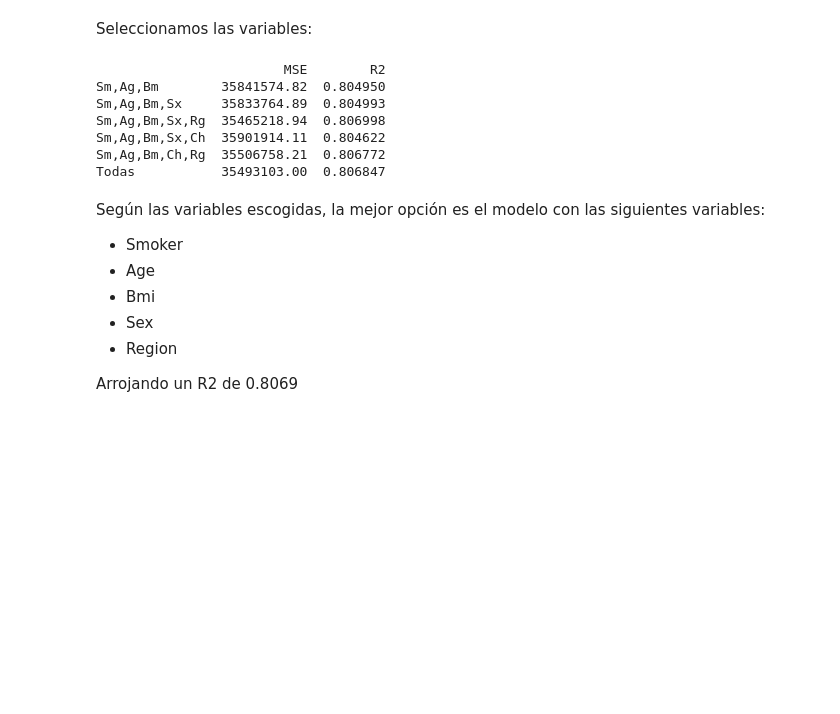
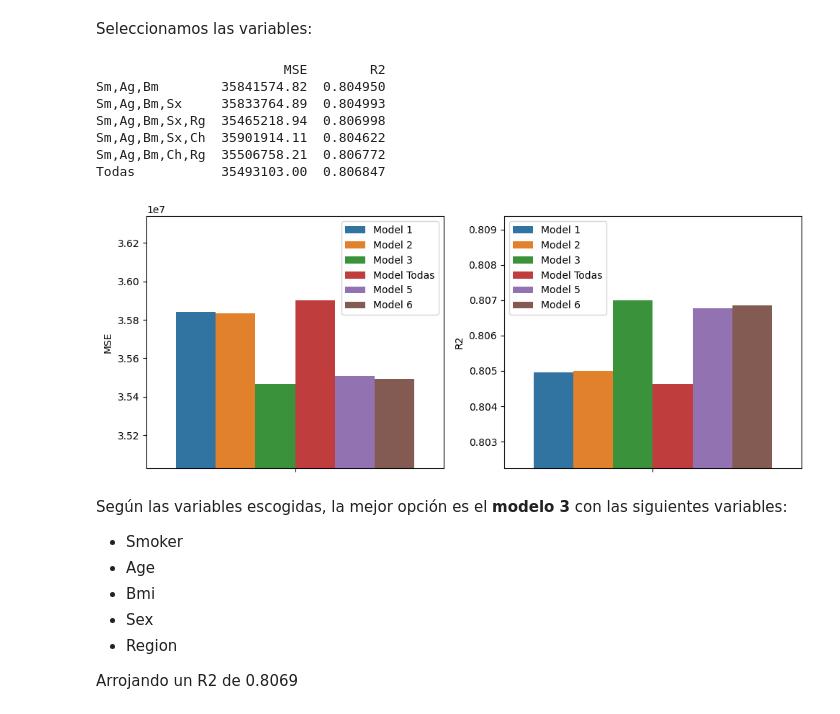
Before and after one commit to 4GeeksAcademy/Isa-Reg-Linear, a Jupyter notebook: src/explore.ipynb, the cells around one changed output. Cells and saved outputs as stored; diff of their text form; code cells hidden in the pictures; blank space fills up the shorter version.

```diff
--- a/src/explore.ipynb
+++ b/src/explore.ipynb
@@ -285,35 +278,51 @@ model5 = LinearRegression()
 model5.fit(X_train_norm[group_var5], y_train)
 y_pred5 = model5.predict(X_test_norm[group_var5])
 
 MSE5=mean_squared_error(y_test, y_pred5)
 R25=r2_score(y_test, y_pred5)
 
 model6 = LinearRegression()
 model6.fit(X_train_norm[group_var6], y_train)
 y_pred6 = model6.predict(X_test_norm[group_var6])
 
 MSE6=mean_squared_error(y_test, y_pred6)
 R26=r2_score(y_test, y_pred6)
 
 nombres=["Sm,Ag,Bm","Sm,Ag,Bm,Sx","Sm,Ag,Bm,Sx,Rg","Sm,Ag,Bm,Sx,Ch","Sm,Ag,Bm,Ch,Rg","Todas"]
 dic={
     "MSE":[round(MSE1,2),round(MSE2,2),round(MSE3,2),round(MSE5,2),round(MSE6,2),round(MSE4)],
     "R2":[R21,R22,R23,R25,R26,R24]
 }
 
 comparativa=pd.DataFrame(dic)
 comparativa.index=nombres
 print(comparativa)
+
+modelos=["Model 1","Model 2","Model 3","Model Todas","Model 5","Model 6"]
+fig, axis= plt.subplots(1,2,figsize=(10,4))
+sns.barplot(data=comparativa,y="MSE",hue=modelos,ax=axis[0],legend=modelos)
+lim0=min(comparativa["MSE"])-(max(comparativa["MSE"])-min(comparativa["MSE"]))
+lim1=max(comparativa["MSE"])+(max(comparativa["MSE"])-min(comparativa["MSE"]))
+axis[0].set_ylim(lim0,lim1)
+
+sns.barplot(data=comparativa,y="R2",hue=modelos,ax=axis[1],legend=modelos)
+lim0=min(comparativa["R2"])-(max(comparativa["R2"])-min(comparativa["R2"]))
+lim1=max(comparativa["R2"])+(max(comparativa["R2"])-min(comparativa["R2"]))
+axis[1].set_ylim(lim0,lim1)
+
+plt.tight_layout()
+plt.show()
 # %% [output]
                         MSE        R2
 Sm,Ag,Bm        35841574.82  0.804950
 Sm,Ag,Bm,Sx     35833764.89  0.804993
 Sm,Ag,Bm,Sx,Rg  35465218.94  0.806998
 Sm,Ag,Bm,Sx,Ch  35901914.11  0.804622
 Sm,Ag,Bm,Ch,Rg  35506758.21  0.806772
 Todas           35493103.00  0.806847
+[figure, added]
 # %% [markdown]
-Según las variables escogidas, la mejor opción es el modelo con las siguientes variables:
+Según las variables escogidas, la mejor opción es el **modelo 3** con las siguientes variables:
 * Smoker
 * Age
 * Bmi
```
Also changed, not shown: parts of 4 cells of this notebook, 1 other file.
